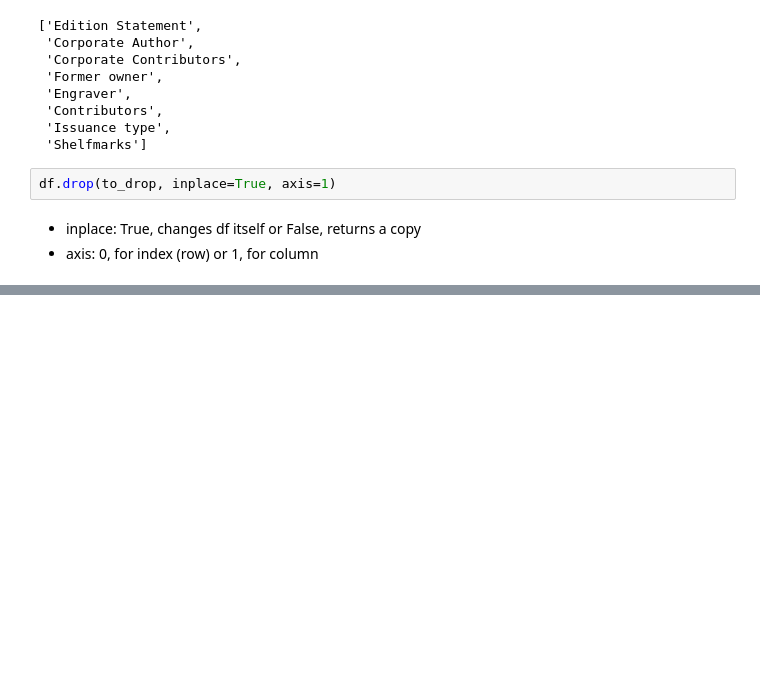
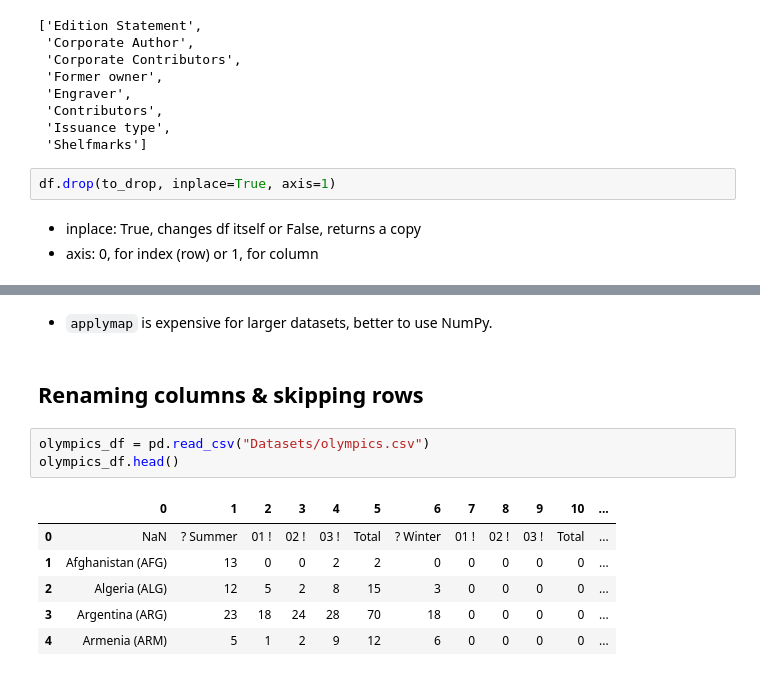
Before and after one commit to s-zavala/real_python, a Jupyter notebook: cleaning_tutorial.ipynb, the cells around one changed output, grey strips where cells are left out. Saved outputs shown, nothing was run; the diff lists cells and outputs as text; blank space fills up the shorter version.

```diff
--- a/cleaning_tutorial.ipynb
+++ b/cleaning_tutorial.ipynb
@@ -52,0 +326,14 @@ df.head()
+# %% [markdown]
+- `applymap` is expensive for larger datasets, better to use NumPy.
+# %% [markdown]
+## Renaming columns & skipping rows
+# %%
+olympics_df = pd.read_csv("Datasets/olympics.csv")
+olympics_df.head()
+# %% [output]
+|  | 0 | 1 | 2 | 3 | 4 | 5 | 6 | 7 | 8 | 9 | 10 | ... |
+| 0 | NaN | ? Summer | 01 ! | 02 ! | 03 ! | Total | ? Winter | 01 ! | 02 ! | 03 ! | Total | ... |
+| 1 | Afghanistan (AFG) | 13 | 0 | 0 | 2 | 2 | 0 | 0 | 0 | 0 | 0 | ... |
+| 2 | Algeria (ALG) | 12 | 5 | 2 | 8 | 15 | 3 | 0 | 0 | 0 | 0 | ... |
+| 3 | Argentina (ARG) | 23 | 18 | 24 | 28 | 70 | 18 | 0 | 0 | 0 | 0 | ... |
+| 4 | Armenia (ARM) | 5 | 1 | 2 | 9 | 12 | 6 | 0 | 0 | 0 | 0 | ... |
```
Also changed, not shown: parts of 41 cells of this notebook.
